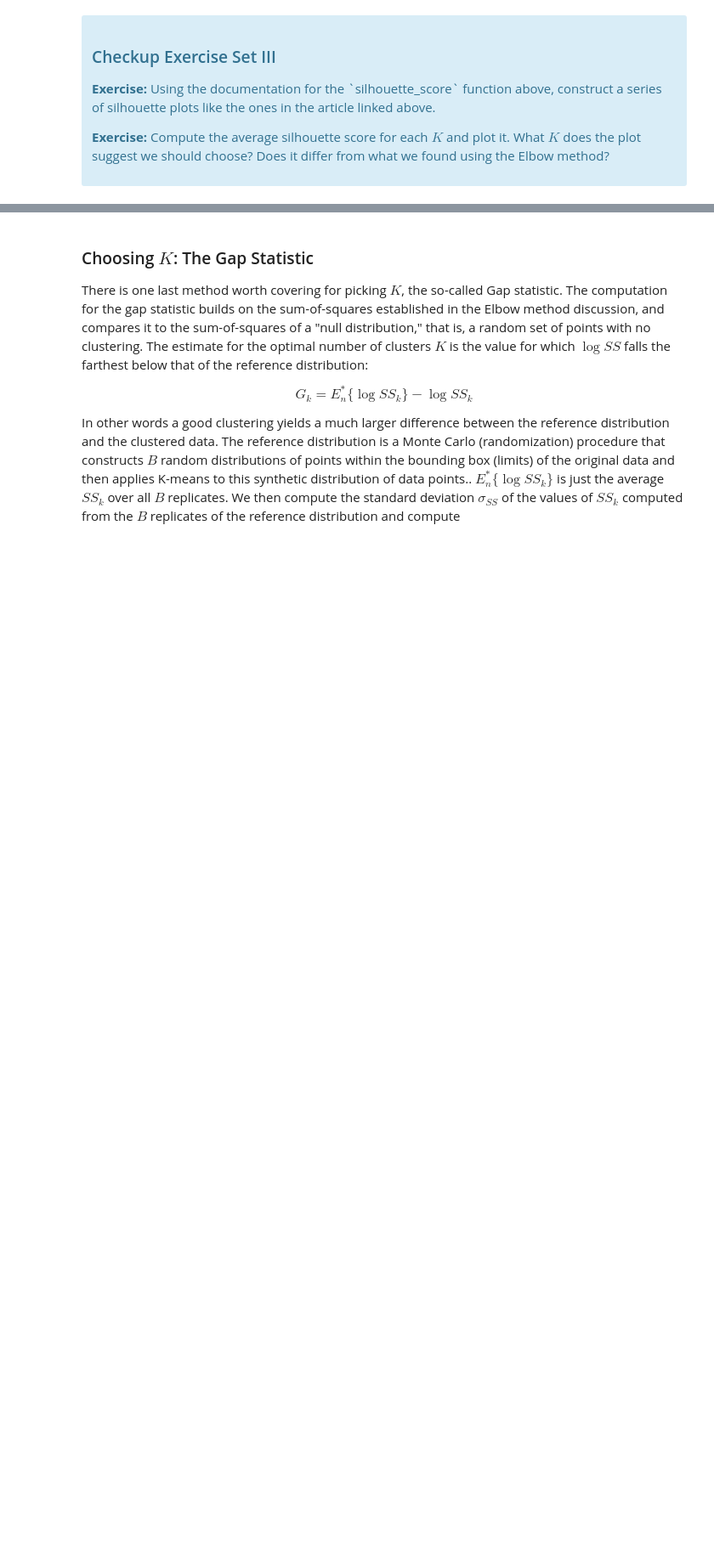
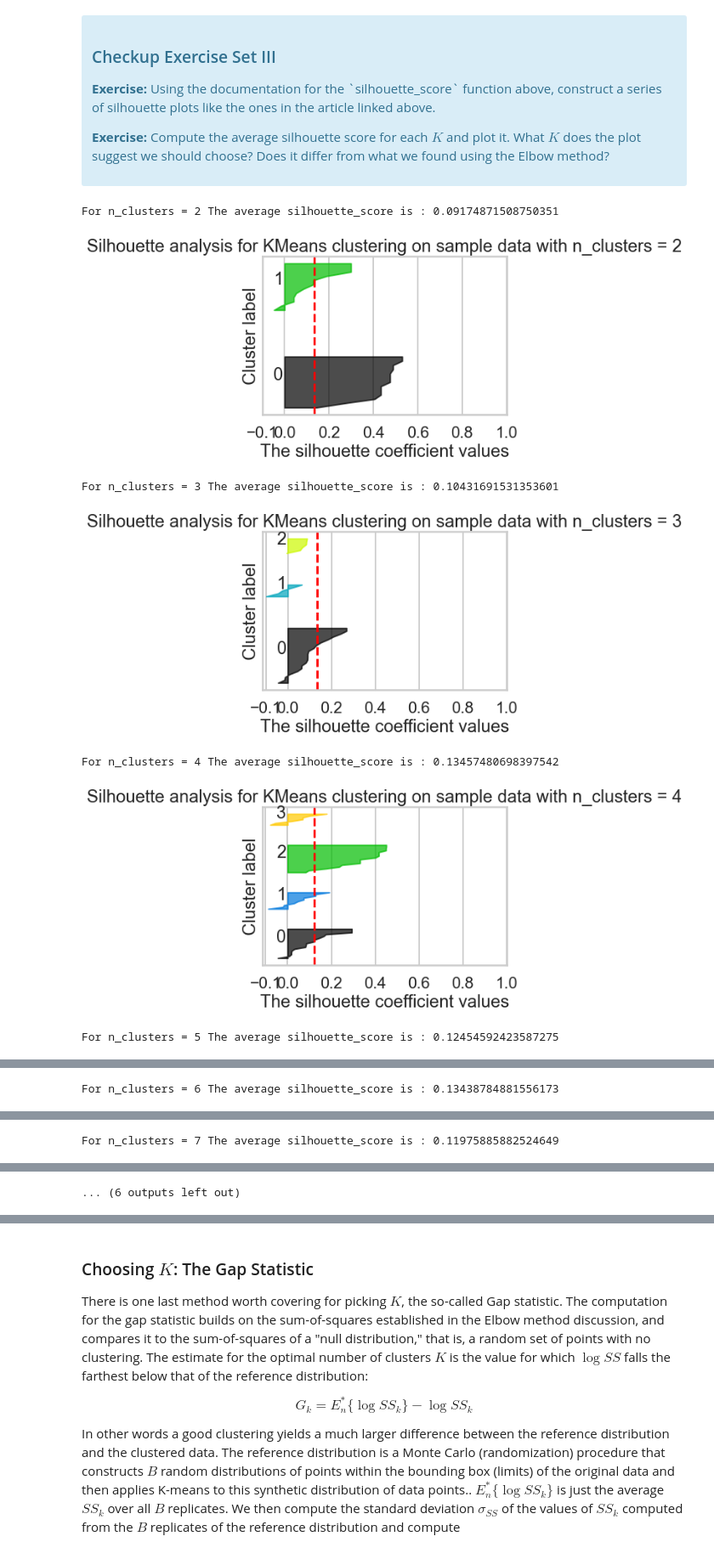
Before and after one commit to FPang95/ML_Projects, a Jupyter notebook: mec-16.2.6-clustering-mini-project/Mini_Project_Clustering.ipynb, the cells around one changed output, grey strips where cells are left out. Shown at 85% size. Cells and saved outputs as stored; diff of their text form; code cells hidden in the pictures; blank space fills up the shorter version.

```diff
--- a/mec-16.2.6-clustering-mini-project/Mini_Project_Clustering.ipynb
+++ b/mec-16.2.6-clustering-mini-project/Mini_Project_Clustering.ipynb
@@ -181,3 +182,75 @@ sil_scores =[]
 for k in range(2,11):
     kmeans = KMeans(n_clusters=k).fit(np_cust)
     sil_scores.append(silhouette_score(np_cust,kmeans.labels_))
+# %%
+range_n_clusters = [2, 3, 4, 5, 6, 7, 8, 9, 10]
+
+for i, n_clusters in enumerate(range_n_clusters):
+
+    # The 1st subplot is the silhouette plot
+    #plt.set_xlim([-1, 1])
+    #plt.set_ylim([0, len(np_cust) + (n_clusters + 1) * 10])
+
+    kmeans = KMeans(n_clusters=k).fit(np_cust)
+    cluster_labels = kmeans.labels_
+
+    # The silhouette_score gives the average value for all the samples.
+    # This gives a perspective into the density and separation of the formed
+    # clusters
+    silhouette_avg = silhouette_score(np_cust, cluster_labels)
+    print(
+        "For n_clusters =",
+        n_clusters,
+        "The average silhouette_score is :",
+        sil_scores[i],
+    )
+
+    # Compute the silhouette scores for each sample
+    sample_silhouette_values = silhouette_samples(np_cust, cluster_labels)
+
+    y_lower = 10
+    for i in range(n_clusters):
+        # Aggregate the silhouette scores for samples belonging to
+        # cluster i, and sort them
+        ith_cluster_silhouette_values = sample_silhouette_values[cluster_labels == i]
+
+        ith_cluster_silhouette_values.sort()
+
+        size_cluster_i = ith_cluster_silhouette_values.shape[0]
+        y_upper = y_lower + size_cluster_i
+
+        color = cm.nipy_spectral(float(i) / n_clusters)
+        plt.fill_betweenx(
+            np.arange(y_lower, y_upper),
+            0,
+            ith_cluster_silhouette_values,
+            facecolor=color,
+            edgecolor=color,
+            alpha=0.7,
+        )
+
+        # Label the silhouette plots with their cluster numbers at the middle
+        plt.text(-0.05, y_lower + 0.5 * size_cluster_i, str(i))
+
+        # Compute the new y_lower for next plot
+        y_lower = y_upper + 10  # 10 for the 0 samples
+
+    plt.title("Silhouette analysis for KMeans clustering on sample data with n_clusters = %d"
+        % n_clusters)
+    plt.xlabel("The silhouette coefficient values")
+    plt.ylabel("Cluster label")
+
+    # The vertical line for average silhouette score of all the values
+    plt.axvline(x=silhouette_avg, color="red", linestyle="--")
+
+    plt.yticks([])  # Clear the yaxis labels / ticks
+    plt.xticks([-0.1, 0, 0.2, 0.4, 0.6, 0.8, 1])
+    plt.show()
+# %% [output]
+For n_clusters = 2 The average silhouette_score is : 0.09174871508750351
+[figure, added]
+For n_clusters = 3 The average silhouette_score is : 0.10431691531353601
+[figure, added]
+For n_clusters = 4 The average silhouette_score is : 0.13457480698397542
+[figure, added]
+For n_clusters = 5 The average silhouette_score is : 0.12454592423587275
@@ -183,0 +258 @@ for k in range(2,11):
+For n_clusters = 6 The average silhouette_score is : 0.13438784881556173
@@ -183,0 +260 @@ for k in range(2,11):
+For n_clusters = 7 The average silhouette_score is : 0.11975885882524649
@@ -184,3 +262,4 @@ for k in range(2,11):
+... (6 outputs left out)
 # %%
 # line plot to find optimal K
 plt.plot(range(2, 11), sil_scores)
```
Also changed, not shown: parts of 15 cells of this notebook.
